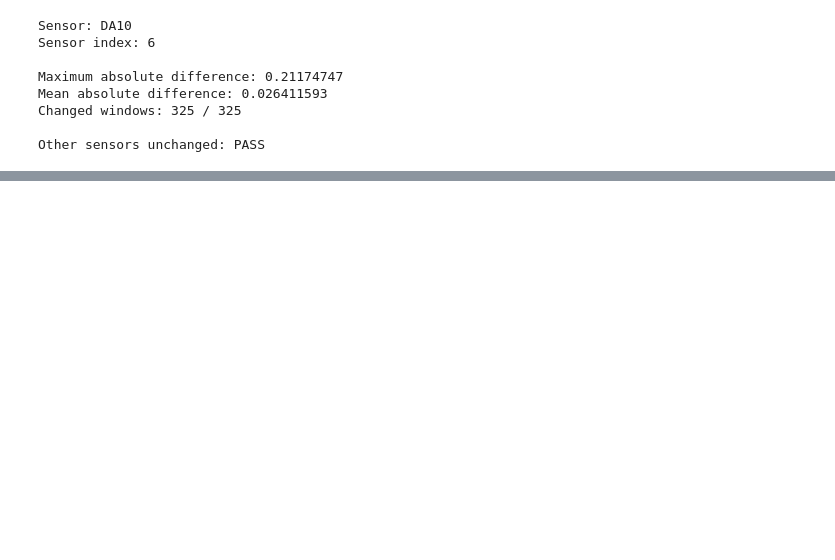
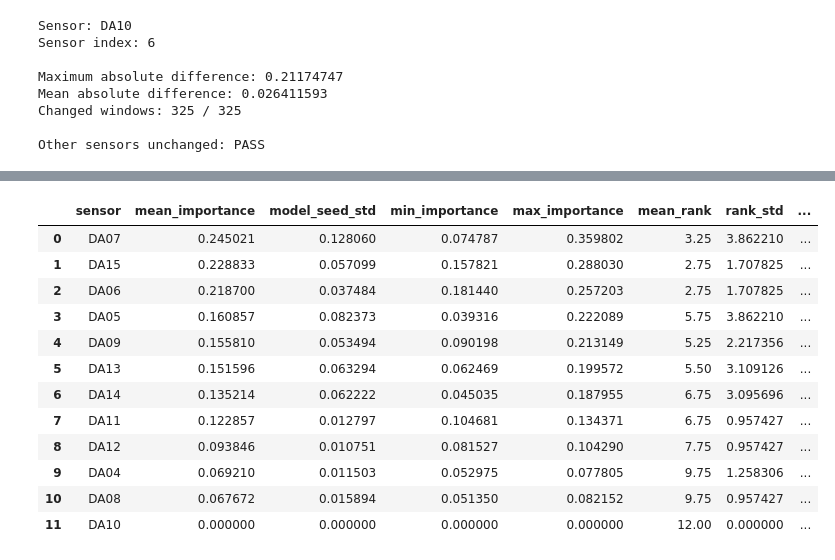
Before and after one commit to SamiraKheradmand/IASC-ASCE-Transformer-SHM, a Jupyter notebook: notebooks/02_split_methods/chronological/Chronological_transformer_highpass_importance.ipynb, the cells around one changed output, grey strips where cells are left out. Saved outputs shown, nothing was run; the diff lists cells and outputs as text; code cells hidden in the pictures; blank space fills up the shorter version.

```diff
--- a/notebooks/02_split_methods/chronological/Chronological_transformer_highpass_importance.ipynb
+++ b/notebooks/02_split_methods/chronological/Chronological_transformer_highpass_importance.ipynb
@@ -1897,0 +2003,43 @@ plt.show()
+# %%
+# ============================================================
+# Step 13 - Stability across model seeds
+# ============================================================
+
+chronological_stability = (
+    chronological_all_seeds
+    .groupby("sensor")
+    .agg(
+        mean_importance=("mean", "mean"),
+        model_seed_std=("mean", "std"),
+        min_importance=("mean", "min"),
+        max_importance=("mean", "max"),
+        mean_rank=("rank", "mean"),
+        rank_std=("rank", "std")
+    )
+    .reset_index()
+    .sort_values(
+        "mean_importance",
+        ascending=False
+    )
+    .reset_index(drop=True)
+)
+
+chronological_stability["overall_rank"] = (
+    np.arange(1, len(chronological_stability) + 1)
+)
+
+display(chronological_stability)
+# %% [output]
+|  | sensor | mean_importance | model_seed_std | min_importance | max_importance | mean_rank | rank_std | ... |
+| 0 | DA07 | 0.245021 | 0.128060 | 0.074787 | 0.359802 | 3.25 | 3.862210 | ... |
+| 1 | DA15 | 0.228833 | 0.057099 | 0.157821 | 0.288030 | 2.75 | 1.707825 | ... |
+| 2 | DA06 | 0.218700 | 0.037484 | 0.181440 | 0.257203 | 2.75 | 1.707825 | ... |
+| 3 | DA05 | 0.160857 | 0.082373 | 0.039316 | 0.222089 | 5.75 | 3.862210 | ... |
+| 4 | DA09 | 0.155810 | 0.053494 | 0.090198 | 0.213149 | 5.25 | 2.217356 | ... |
+| 5 | DA13 | 0.151596 | 0.063294 | 0.062469 | 0.199572 | 5.50 | 3.109126 | ... |
+| 6 | DA14 | 0.135214 | 0.062222 | 0.045035 | 0.187955 | 6.75 | 3.095696 | ... |
+| 7 | DA11 | 0.122857 | 0.012797 | 0.104681 | 0.134371 | 6.75 | 0.957427 | ... |
+| 8 | DA12 | 0.093846 | 0.010751 | 0.081527 | 0.104290 | 7.75 | 0.957427 | ... |
+| 9 | DA04 | 0.069210 | 0.011503 | 0.052975 | 0.077805 | 9.75 | 1.258306 | ... |
+| 10 | DA08 | 0.067672 | 0.015894 | 0.051350 | 0.082152 | 9.75 | 0.957427 | ... |
+| 11 | DA10 | 0.000000 | 0.000000 | 0.000000 | 0.000000 | 12.00 | 0.000000 | ... |
```
Also changed, not shown: parts of 20 cells of this notebook.
